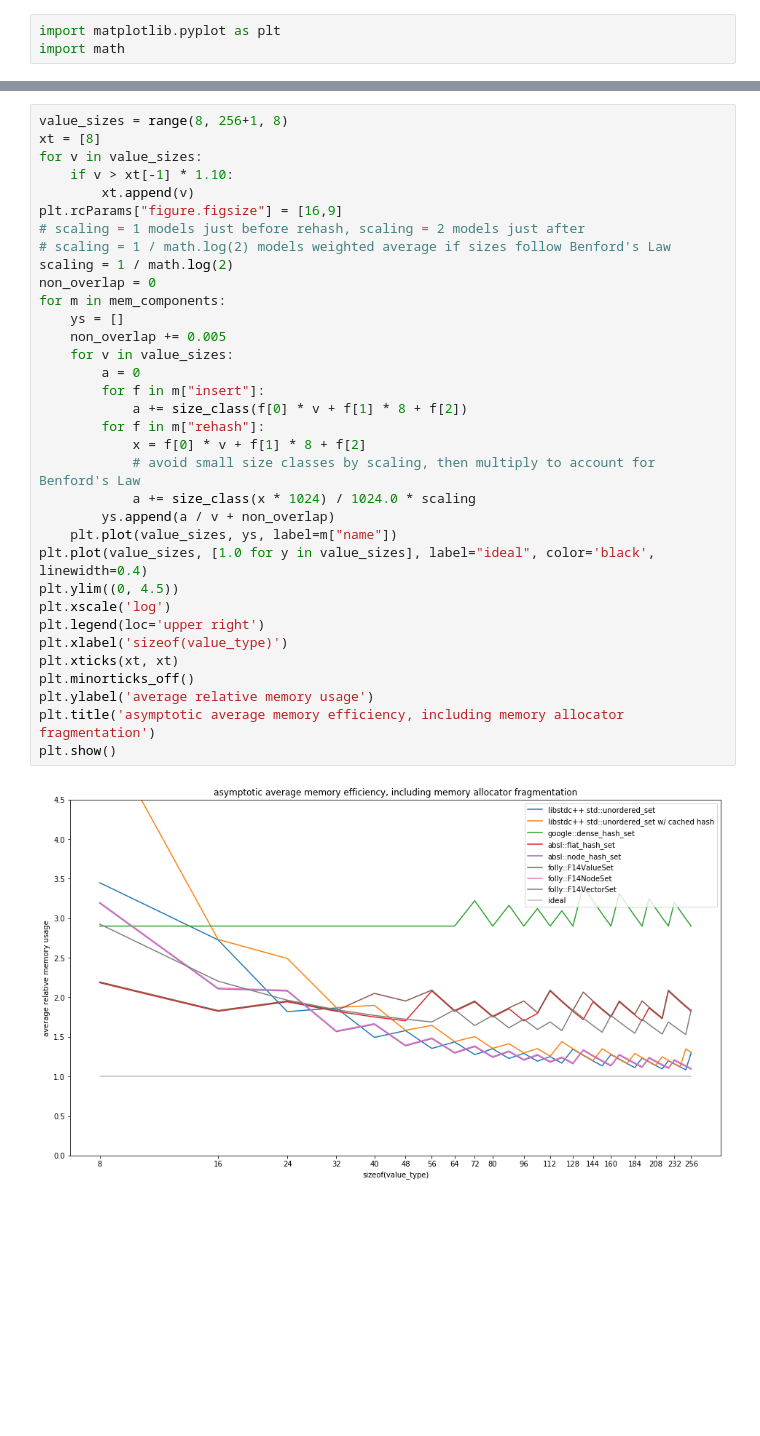
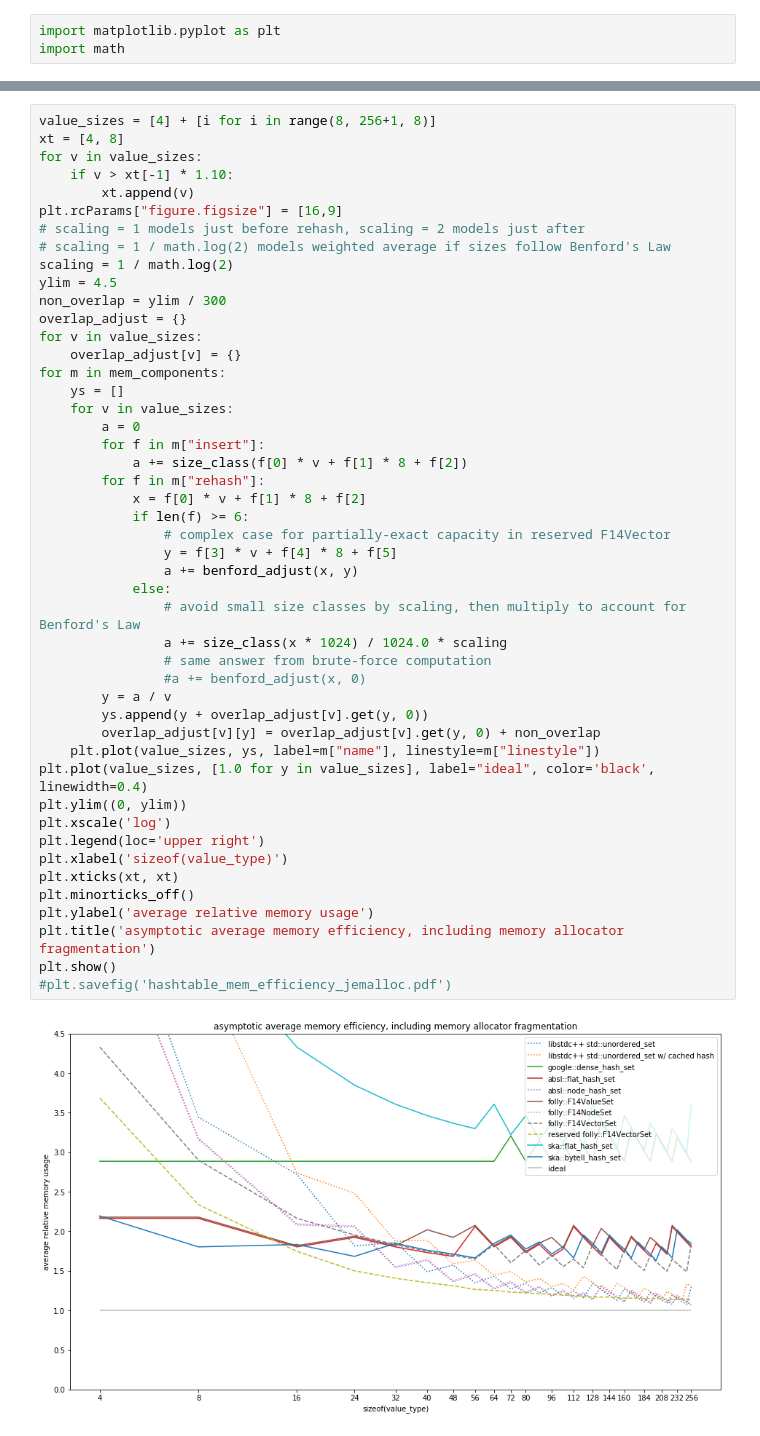
Before and after one commit to google/hashtable-benchmarks, a Jupyter notebook: hashtable_memory.ipynb, the cells around one changed output, grey strips where cells are left out. Drawn from its saved outputs; the diff is of its cells as text; blank space fills up the shorter version.

```diff
--- a/hashtable_memory.ipynb
+++ b/hashtable_memory.ipynb
@@ -136,39 +198,52 @@ def size_class(req):
 # %%
-value_sizes = range(8, 256+1, 8)
-xt = [8]
+value_sizes = [4] + [i for i in range(8, 256+1, 8)]
+xt = [4, 8]
 for v in value_sizes:
     if v > xt[-1] * 1.10:
         xt.append(v)
 plt.rcParams["figure.figsize"] = [16,9]
 # scaling = 1 models just before rehash, scaling = 2 models just after
 # scaling = 1 / math.log(2) models weighted average if sizes follow Benford's Law
 scaling = 1 / math.log(2)
-non_overlap = 0
+ylim = 4.5
+non_overlap = ylim / 300
+overlap_adjust = {}
+for v in value_sizes:
+    overlap_adjust[v] = {}
 for m in mem_components:
     ys = []
-    non_overlap += 0.005
     for v in value_sizes:
         a = 0
         for f in m["insert"]:
             a += size_class(f[0] * v + f[1] * 8 + f[2])
         for f in m["rehash"]:
             x = f[0] * v + f[1] * 8 + f[2]
-            # avoid small size classes by scaling, then multiply to account for Benford's Law
-            a += size_class(x * 1024) / 1024.0 * scaling
-        ys.append(a / v + non_overlap)
-    plt.plot(value_sizes, ys, label=m["name"])
+            if len(f) >= 6:
+                # complex case for partially-exact capacity in reserved F14Vector
+                y = f[3] * v + f[4] * 8 + f[5]
+                a += benford_adjust(x, y)
+            else:
+                # avoid small size classes by scaling, then multiply to account for Benford's Law
+                a += size_class(x * 1024) / 1024.0 * scaling
+                # same answer from brute-force computation
+                #a += benford_adjust(x, 0)
+        y = a / v
+        ys.append(y + overlap_adjust[v].get(y, 0))
+        overlap_adjust[v][y] = overlap_adjust[v].get(y, 0) + non_overlap
+    plt.plot(value_sizes, ys, label=m["name"], linestyle=m["linestyle"])
 plt.plot(value_sizes, [1.0 for y in value_sizes], label="ideal", color='black', linewidth=0.4)
-plt.ylim((0, 4.5))
+plt.ylim((0, ylim))
 plt.xscale('log')
 plt.legend(loc='upper right')
 plt.xlabel('sizeof(value_type)')
 plt.xticks(xt, xt)
 plt.minorticks_off()
 plt.ylabel('average relative memory usage')
 plt.title('asymptotic average memory efficiency, including memory allocator fragmentation')
 plt.show()
+#plt.savefig('hashtable_mem_efficiency_jemalloc.pdf')
 # %% [output]
-[figure, old version]
+[figure, new version]
 # %%
 print("Single-element table footprint, 64-bit platforms, ignoring memory allocator fragmentation")
 print("")
```
Also changed, not shown: parts of 4 cells of this notebook.
